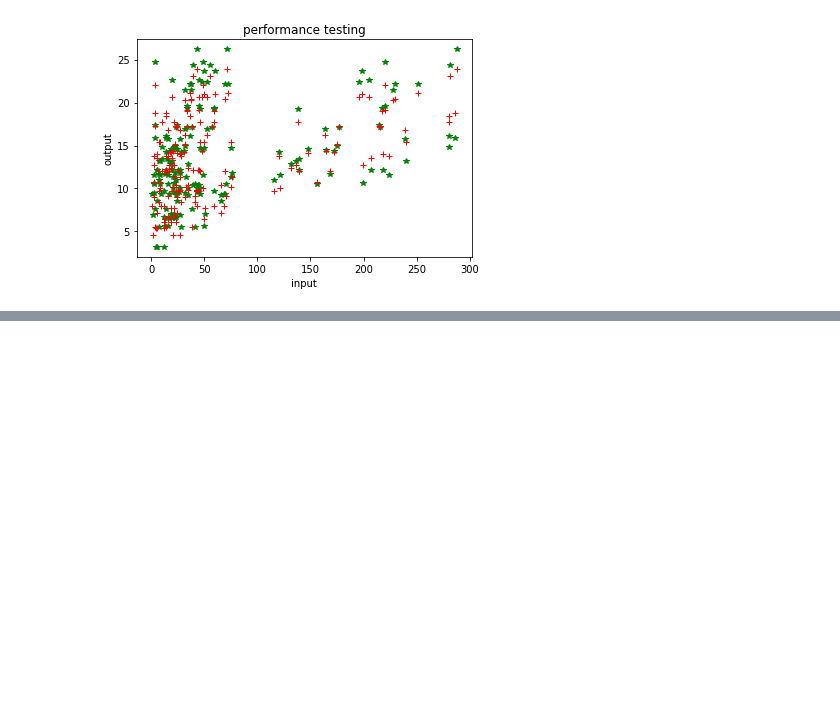
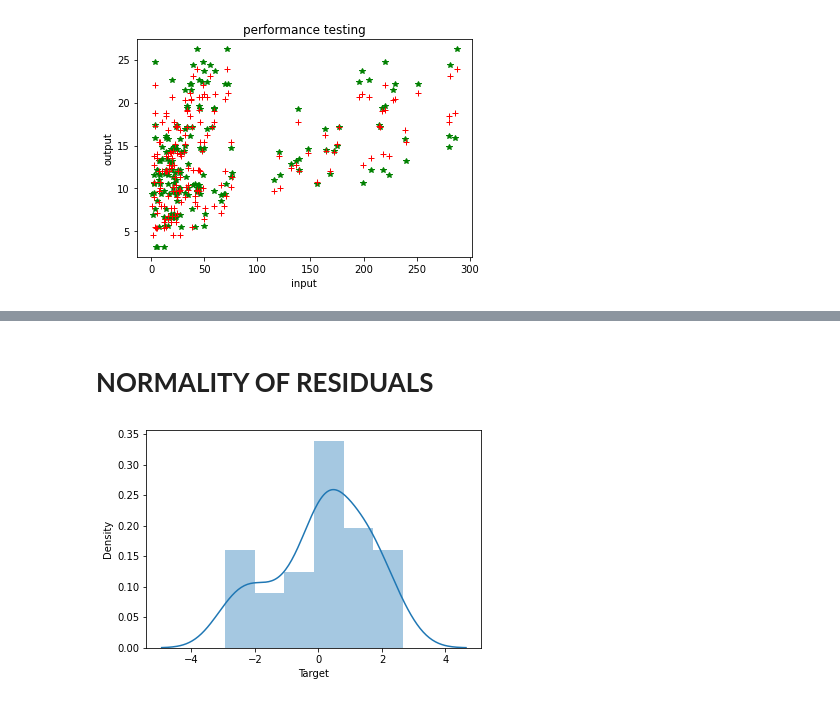
Before and after one commit to sumitmathur53/Machine-Learning, a Jupyter notebook: 2 regression/2 multiple linear regression/gfg/Multiple linear regression.ipynb, the cells around one changed output, grey strips where cells are left out. Saved outputs shown, nothing was run; the diff lists cells and outputs as text; code cells hidden in the pictures; blank space fills up the shorter version.

```diff
--- a/2 regression/2 multiple linear regression/gfg/Multiple linear regression.ipynb
+++ b/2 regression/2 multiple linear regression/gfg/Multiple linear regression.ipynb
@@ -109,0 +139,6 @@ plt.show()
+# %% [markdown]
+# **NORMALITY OF RESIDUALS**
+# %%
+sns.distplot(residulas);
+# %% [output]
+[figure, added]
```
Also changed, not shown: parts of 6 cells of this notebook.
